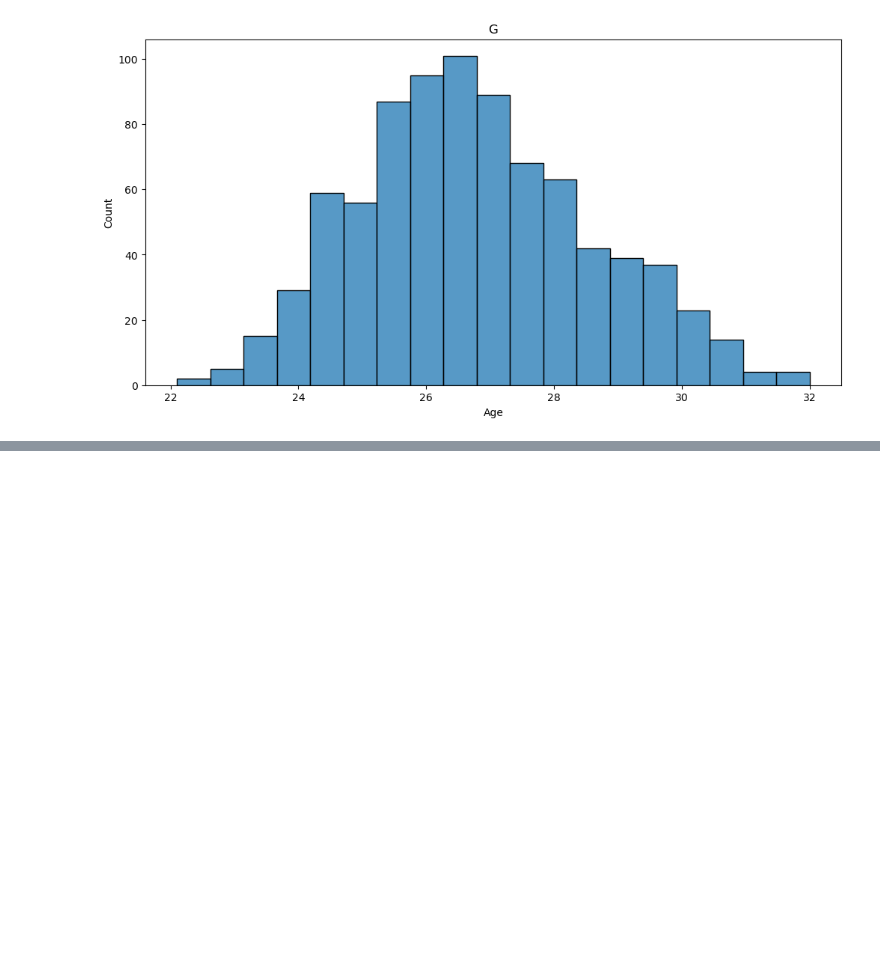
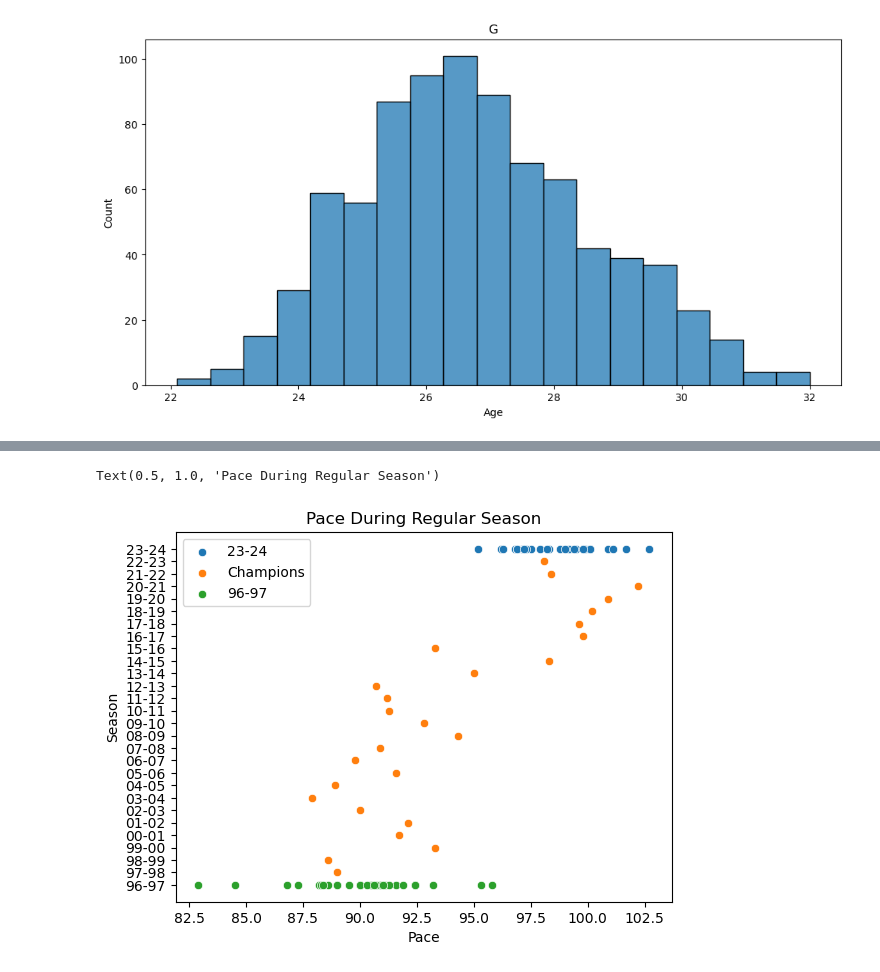
Before and after one commit to abdulksyed10/CS2410FinalProject, a Jupyter notebook: Preprocessing.ipynb, the cells around one changed output, grey strips where cells are left out. Saved outputs shown, nothing was run; the diff lists cells and outputs as text; code cells hidden in the pictures; blank space fills up the shorter version.

```diff
--- a/Preprocessing.ipynb
+++ b/Preprocessing.ipynb
@@ -210 +261,10 @@ sns.scatterplot(S96, x='PTS', y='Season')
+# %%
+sns.scatterplot(S24, x='Pace', y='Season')
+sns.scatterplot(champ, x='Pace', y='Season')
+sns.scatterplot(S96, x='Pace', y='Season')
+plt.legend(labels=['23-24', 'Champions', '96-97'])
+plt.title('Pace During Regular Season')
+# %% [output]
+Text(0.5, 1.0, 'Pace During Regular Season')
+[figure, added]
 # %%
```
Also changed, not shown: parts of 18 cells of this notebook.
